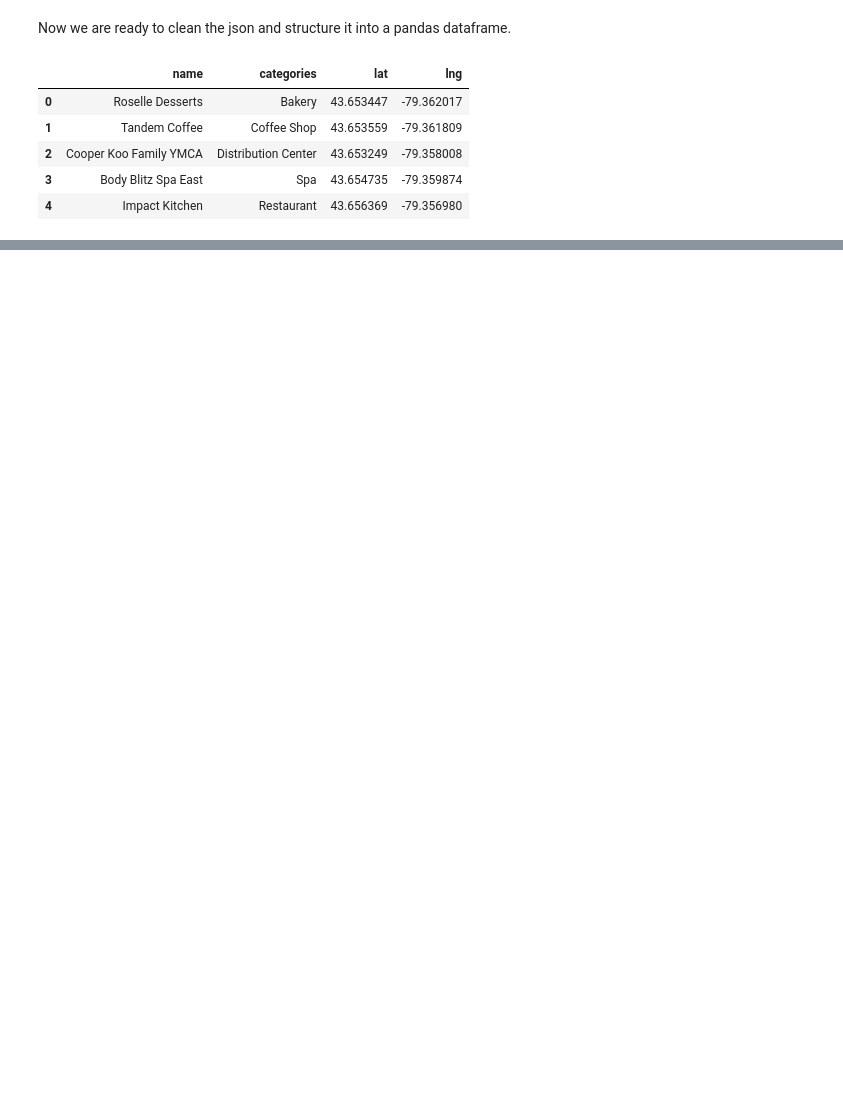
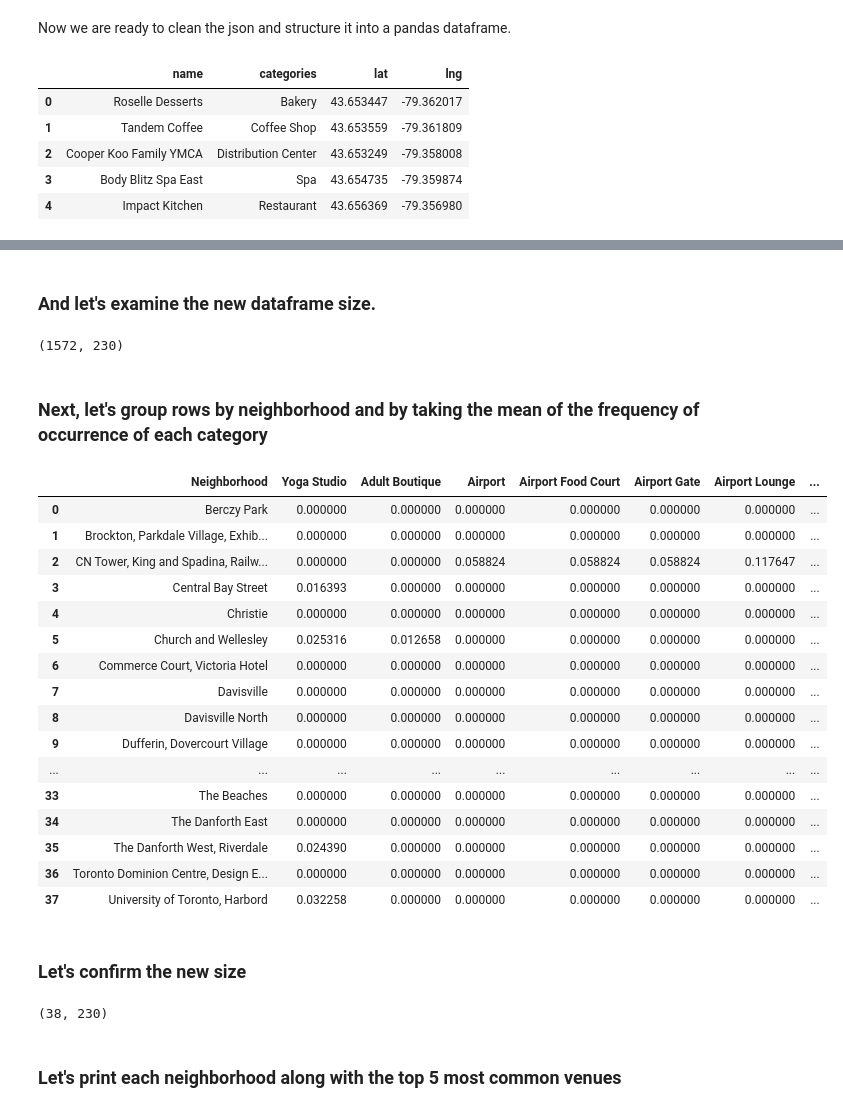
Before and after one commit to deepthich-gh/coursera_capstone_project, a Jupyter notebook: capstone_intro_notebook.ipynb, the cells around one changed output, grey strips where cells are left out. Drawn from its saved outputs; the diff is of its cells as text; code cells hidden in the pictures; blank space fills up the shorter version.

Commit message:
Published from Watson Studio.

```diff
--- a/capstone_intro_notebook.ipynb
+++ b/capstone_intro_notebook.ipynb
@@ -319,0 +362,5 @@ nearby_venues.head()
+# %%
+Toronto_venues = getNearbyVenues(names=df3['Neighborhood'],
+                                   latitudes=df3['Latitude'],
+                                   longitudes=df3['Longitude']
+                                  )
@@ -319,0 +429,12 @@ nearby_venues.head()
+# %%
+# one hot encoding
+Toronto_onehot = pd.get_dummies(Toronto_venues[['Venue Category']], prefix="", prefix_sep="")
+
+# add neighborhood column back to dataframe
+Toronto_onehot['Neighborhood'] = Toronto_venues['Neighborhood']
+
+# move neighborhood column to the first column
+fixed_columns = [Toronto_onehot.columns[-1]] + list(Toronto_onehot.columns[:-1])
+Toronto_onehot = Toronto_onehot[fixed_columns]
+
+Toronto_onehot.head(20)
@@ -319,0 +459,37 @@ nearby_venues.head()
+# %% [markdown]
+### And let's examine the new dataframe size.
+# %%
+Toronto_onehot.shape
+# %% [output]
+(1572, 230)
+# %% [markdown]
+### Next, let's group rows by neighborhood and by taking the mean of the frequency of occurrence of each category
+# %%
+Toronto_grouped = Toronto_onehot.groupby('Neighborhood').mean().reset_index()
+Toronto_grouped
+# %% [output]
+|  | Neighborhood | Yoga Studio | Adult Boutique | Airport | Airport Food Court | Airport Gate | Airport Lounge | ... |
+| 0 | Berczy Park | 0.000000 | 0.000000 | 0.000000 | 0.000000 | 0.000000 | 0.000000 | ... |
+| 1 | Brockton, Parkdale Village, Exhib... | 0.000000 | 0.000000 | 0.000000 | 0.000000 | 0.000000 | 0.000000 | ... |
+| 2 | CN Tower, King and Spadina, Railw... | 0.000000 | 0.000000 | 0.058824 | 0.058824 | 0.058824 | 0.117647 | ... |
+| 3 | Central Bay Street | 0.016393 | 0.000000 | 0.000000 | 0.000000 | 0.000000 | 0.000000 | ... |
+| 4 | Christie | 0.000000 | 0.000000 | 0.000000 | 0.000000 | 0.000000 | 0.000000 | ... |
+| 5 | Church and Wellesley | 0.025316 | 0.012658 | 0.000000 | 0.000000 | 0.000000 | 0.000000 | ... |
+| 6 | Commerce Court, Victoria Hotel | 0.000000 | 0.000000 | 0.000000 | 0.000000 | 0.000000 | 0.000000 | ... |
+| 7 | Davisville | 0.000000 | 0.000000 | 0.000000 | 0.000000 | 0.000000 | 0.000000 | ... |
+| 8 | Davisville North | 0.000000 | 0.000000 | 0.000000 | 0.000000 | 0.000000 | 0.000000 | ... |
+| 9 | Dufferin, Dovercourt Village | 0.000000 | 0.000000 | 0.000000 | 0.000000 | 0.000000 | 0.000000 | ... |
+| ... | ... | ... | ... | ... | ... | ... | ... | ... |
+| 33 | The Beaches | 0.000000 | 0.000000 | 0.000000 | 0.000000 | 0.000000 | 0.000000 | ... |
+| 34 | The Danforth East | 0.000000 | 0.000000 | 0.000000 | 0.000000 | 0.000000 | 0.000000 | ... |
+| 35 | The Danforth West, Riverdale | 0.024390 | 0.000000 | 0.000000 | 0.000000 | 0.000000 | 0.000000 | ... |
+| 36 | Toronto Dominion Centre, Design E... | 0.000000 | 0.000000 | 0.000000 | 0.000000 | 0.000000 | 0.000000 | ... |
+| 37 | University of Toronto, Harbord | 0.032258 | 0.000000 | 0.000000 | 0.000000 | 0.000000 | 0.000000 | ... |
+# %% [markdown]
+### Let's confirm the new size
+# %%
+Toronto_grouped.shape
+# %% [output]
+(38, 230)
+# %% [markdown]
+### Let's print each neighborhood along with the top 5 most common venues
```
Also changed, not shown: parts of 39 cells of this notebook.
